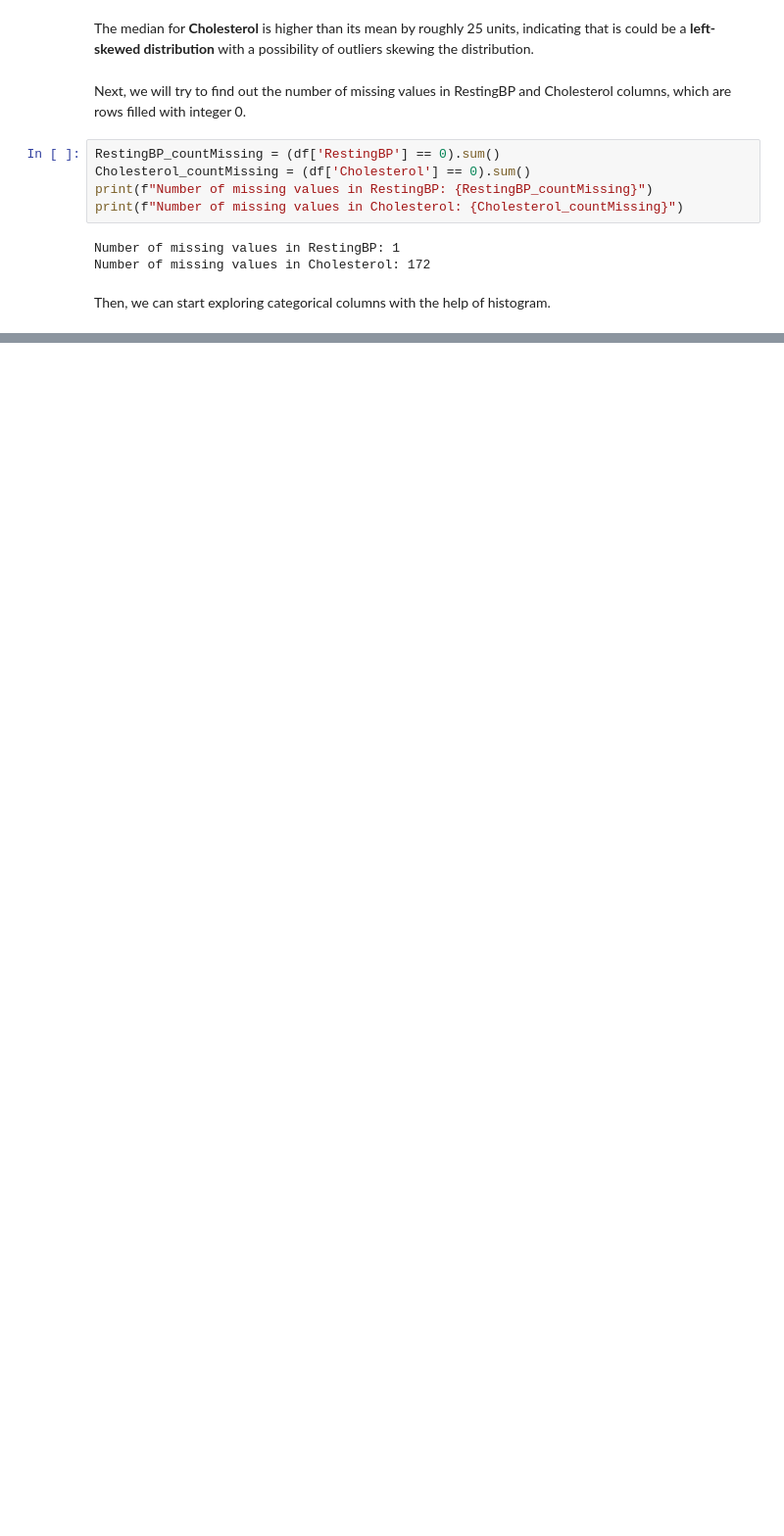
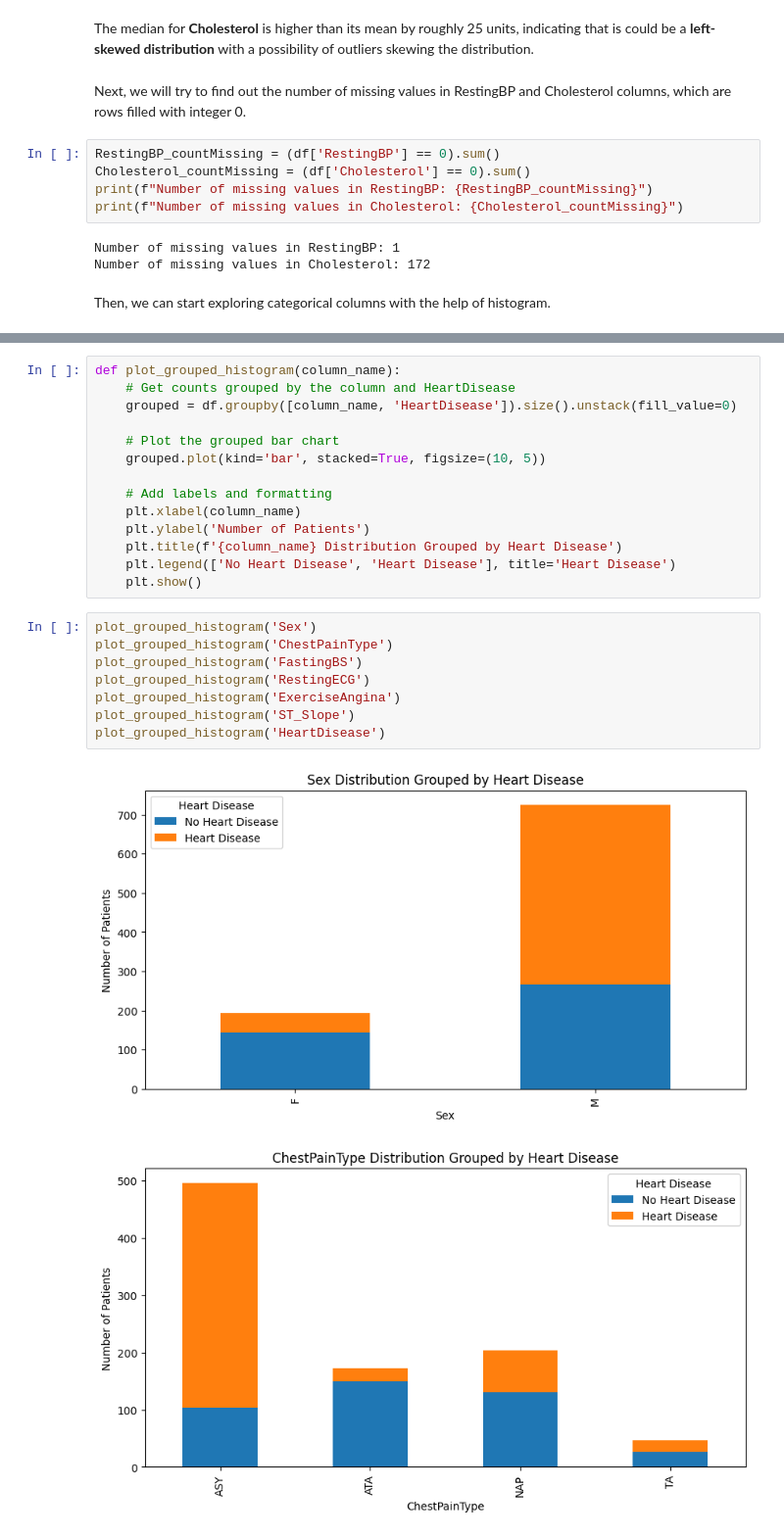
Before and after one commit to jackren0000/Predicting-Hear-Disease, a Jupyter notebook: main.ipynb, the cells around one changed output, grey strips where cells are left out. Shown at 98% size. Cells and saved outputs as stored; diff of their text form; blank space fills up the shorter version.

```diff
--- a/main.ipynb
+++ b/main.ipynb
@@ -118,0 +129,25 @@ plot_histogram('HeartDisease')
+# %%
+def plot_grouped_histogram(column_name):
+    # Get counts grouped by the column and HeartDisease
+    grouped = df.groupby([column_name, 'HeartDisease']).size().unstack(fill_value=0)
+
+    # Plot the grouped bar chart
+    grouped.plot(kind='bar', stacked=True, figsize=(10, 5))
+
+    # Add labels and formatting
+    plt.xlabel(column_name)
+    plt.ylabel('Number of Patients')
+    plt.title(f'{column_name} Distribution Grouped by Heart Disease')
+    plt.legend(['No Heart Disease', 'Heart Disease'], title='Heart Disease')
+    plt.show()
+# %%
+plot_grouped_histogram('Sex')
+plot_grouped_histogram('ChestPainType')
+plot_grouped_histogram('FastingBS')
+plot_grouped_histogram('RestingECG')
+plot_grouped_histogram('ExerciseAngina')
+plot_grouped_histogram('ST_Slope')
+plot_grouped_histogram('HeartDisease')
+# %% [output]
+[figure, added]
+[figure, added]
```
Also changed, not shown: parts of 7 cells of this notebook.
